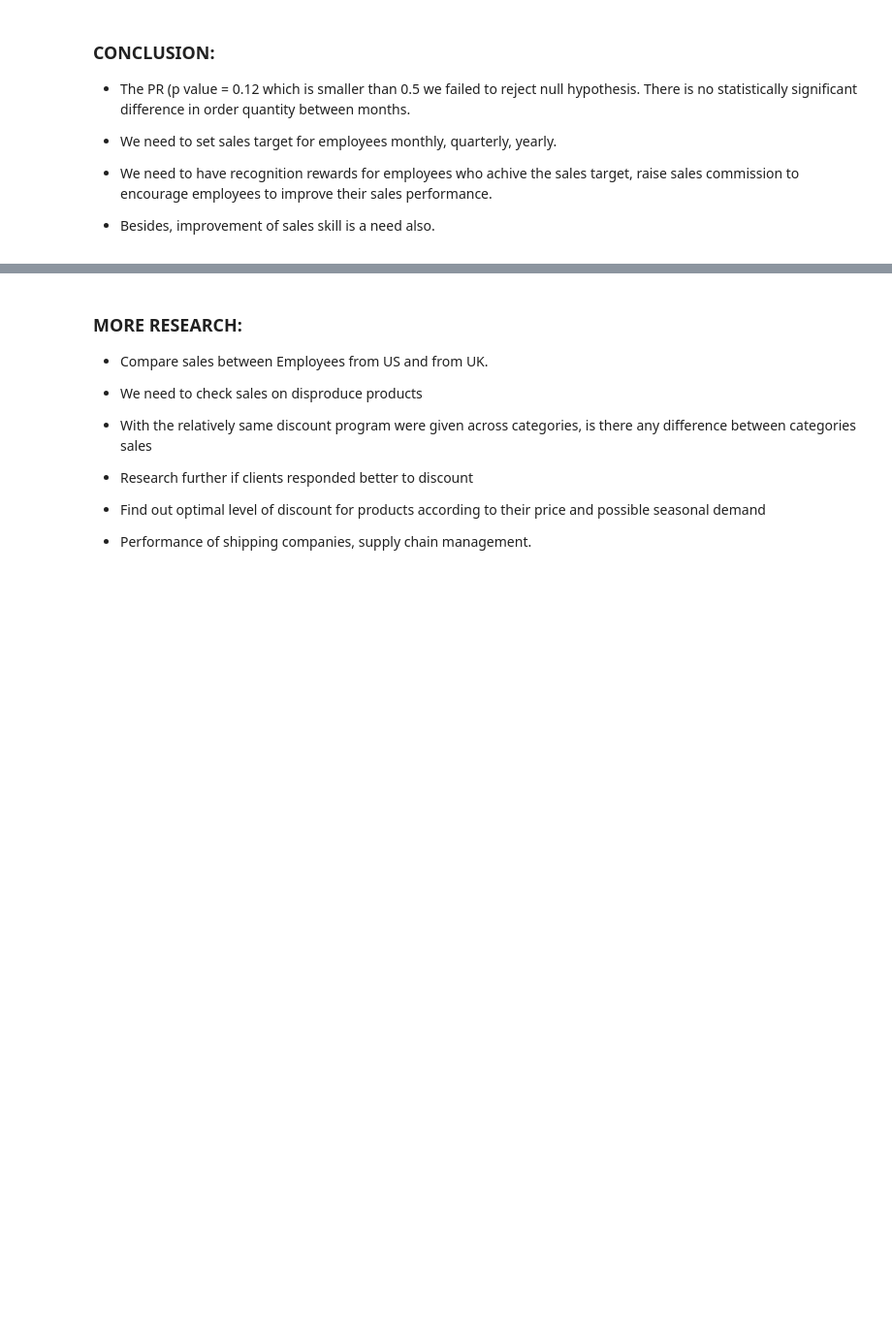
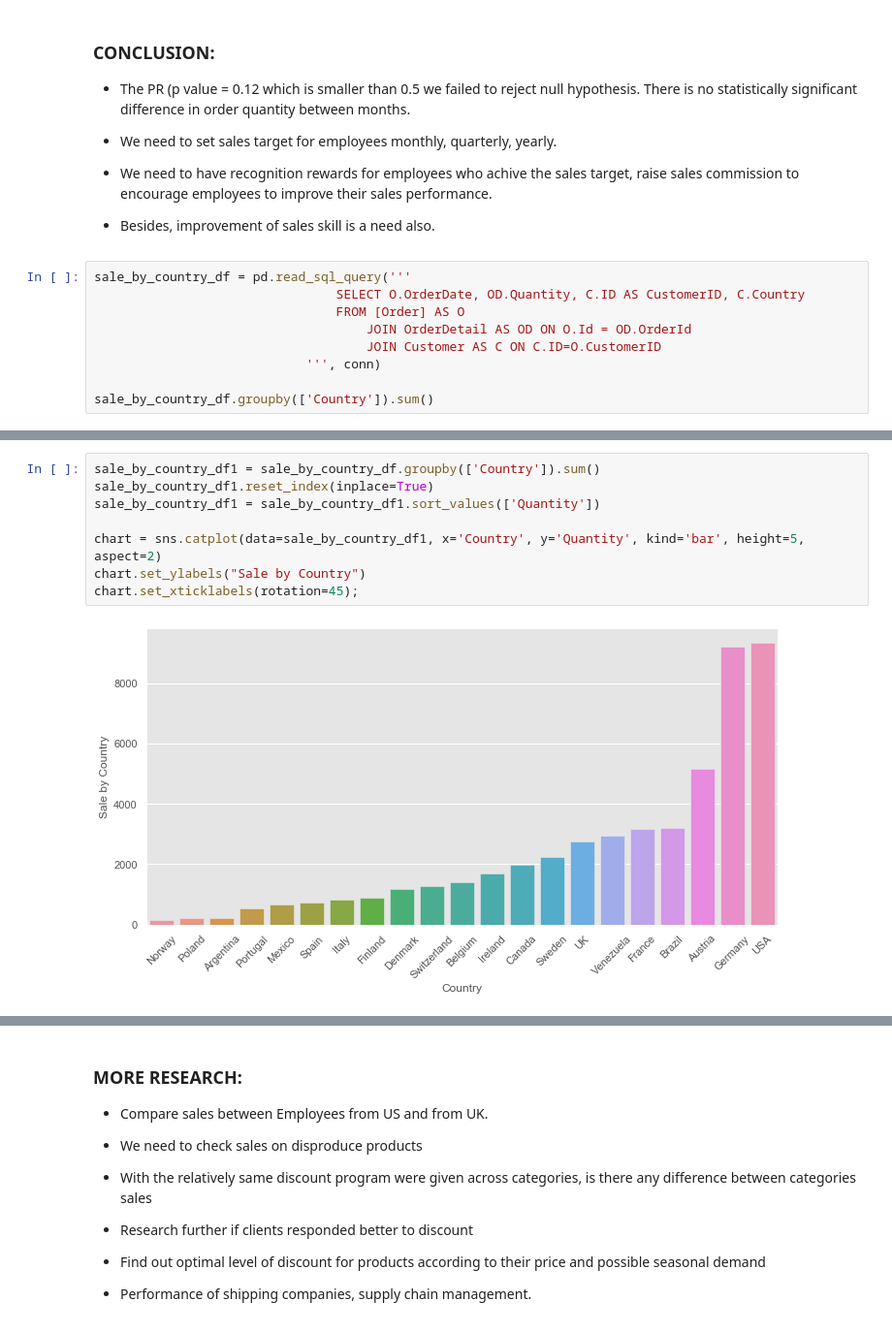
Before and after one commit to MaiaNgo/ds-mod3-project, a Jupyter notebook: Northwind_initial_bk.ipynb, the cells around one changed output, grey strips where cells are left out. Shown at 97% size. Drawn from its saved outputs; the diff is of its cells as text; blank space fills up the shorter version.

```diff
--- a/Northwind_initial_bk.ipynb
+++ b/Northwind_initial_bk.ipynb
@@ -893,3 +900,12 @@ Residual         774756.452913  2146.0       NaN      NaN
 * We need to set sales target for employees monthly, quarterly, yearly.
 * We need to have recognition rewards for employees who achive the sales target, raise sales commission to encourage employees to improve their sales performance.
 * Besides, improvement of sales skill is a need also.
+# %%
+sale_by_country_df = pd.read_sql_query('''
+                                SELECT O.OrderDate, OD.Quantity, C.ID AS CustomerID, C.Country
+                                FROM [Order] AS O
+                                    JOIN OrderDetail AS OD ON O.Id = OD.OrderId
+                                    JOIN Customer AS C ON C.ID=O.CustomerID
+                            ''', conn)
+
+sale_by_country_df.groupby(['Country']).sum()
@@ -895,0 +931,10 @@ Residual         774756.452913  2146.0       NaN      NaN
+# %%
+sale_by_country_df1 = sale_by_country_df.groupby(['Country']).sum()
+sale_by_country_df1.reset_index(inplace=True)
+sale_by_country_df1 = sale_by_country_df1.sort_values(['Quantity'])
+
+chart = sns.catplot(data=sale_by_country_df1, x='Country', y='Quantity', kind='bar', height=5, aspect=2)
+chart.set_ylabels("Sale by Country")
+chart.set_xticklabels(rotation=45);
+# %% [output]
+[figure, added]
```
Also changed, not shown: parts of 7 cells of this notebook.
